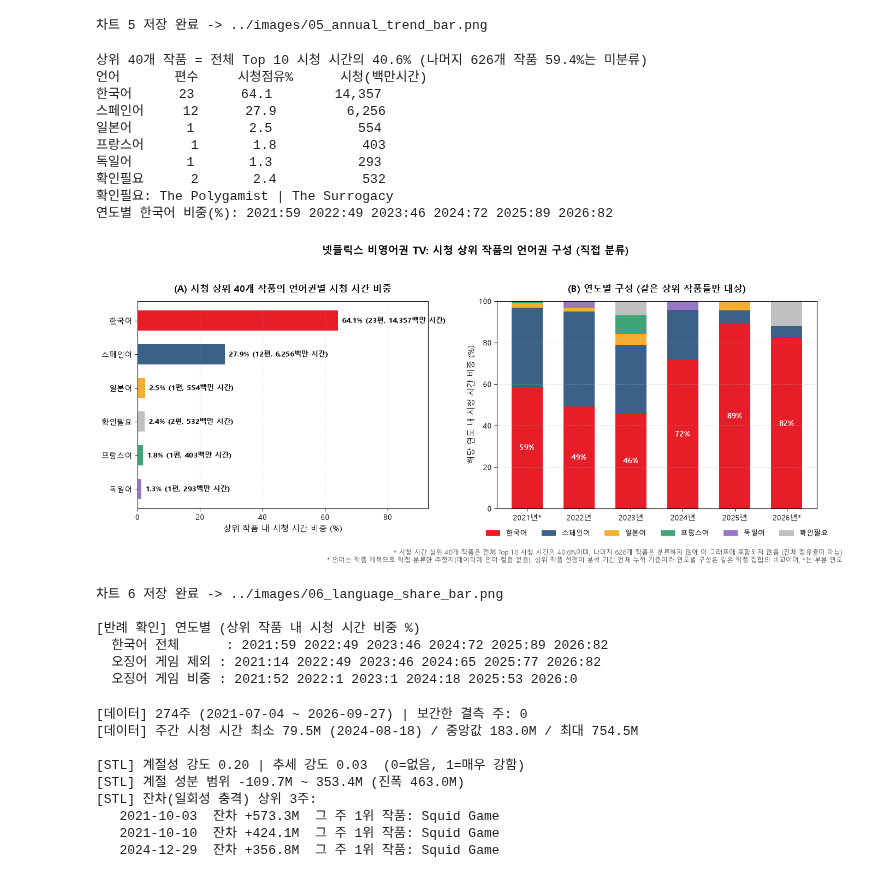
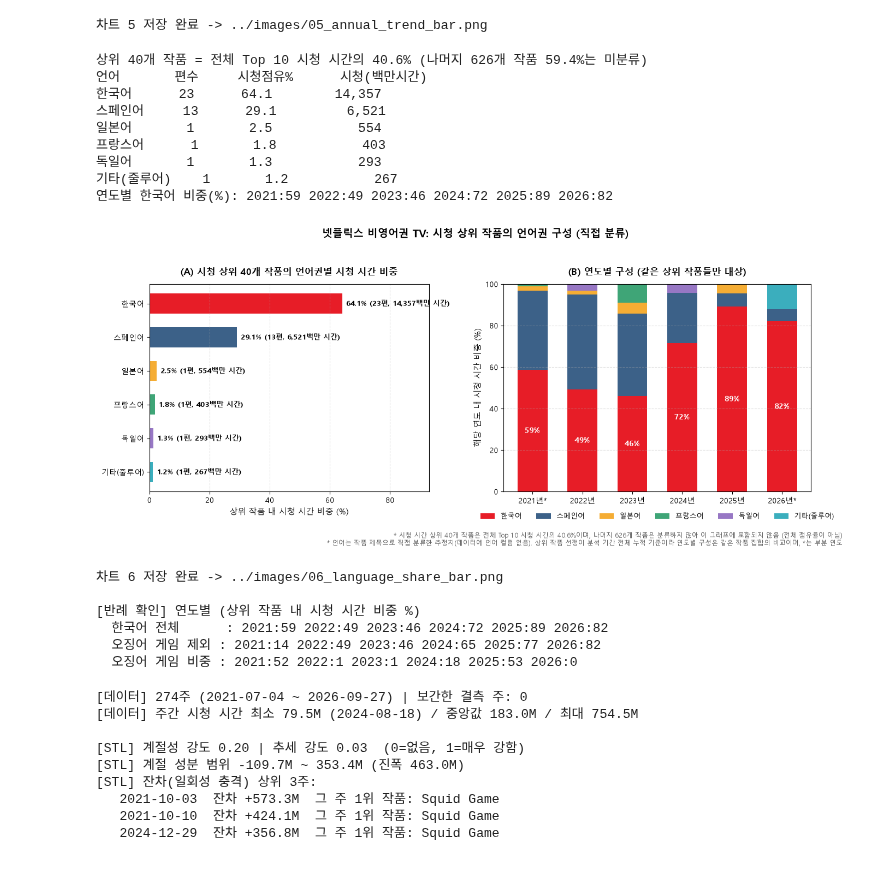
Before and after one commit to love4xox/netflix-content-lifecycle, a Jupyter notebook: notebooks/04_report_visualization.ipynb, the cells around one changed output. Drawn from its saved outputs; the diff is of its cells as text; code cells hidden in the pictures.

```diff
--- a/notebooks/04_report_visualization.ipynb
+++ b/notebooks/04_report_visualization.ipynb
@@ -361,12 +361,12 @@ LANG = {
     "Love Next Door": "한국어", "My Demon": "한국어", "The Accident": "스페인어", "Dynamite Kiss": "한국어",
     "Hometown Cha-Cha-Cha": "한국어", "Yo soy Betty, la fea": "스페인어", "The Empress": "독일어",
     "When the Phone Rings": "한국어", "Business Proposal": "한국어", "Physical: 100": "한국어",
-    "Can This Love Be Translate": "한국어", "The Polygamist": "확인필요", "The Surrogacy": "확인필요",
+    "Can This Love Be Translate": "한국어", "The Polygamist": "기타(줄루어)", "The Surrogacy": "스페인어",
     "Welcome to Eden": "스페인어",
 }
 COLORS = {"한국어": "#E50914", "스페인어": "#2B547E", "일본어": "#F5A623", "프랑스어": "#2E9E6B",
-          "독일어": "#8E6BBF", "확인필요": "#BBBBBB"}   # 소수 언어끼리도 구분되도록 색상 계열을 다르게
-LANG_ORDER = ["한국어", "스페인어", "일본어", "프랑스어", "독일어", "확인필요"]
+          "독일어": "#8E6BBF", "기타(줄루어)": "#2AA7B8", "확인필요": "#BBBBBB"}   # 소수 언어끼리도 구분되도록 색상 계열을 다르게
+LANG_ORDER = ["한국어", "스페인어", "일본어", "프랑스어", "독일어", "기타(줄루어)", "확인필요"]
 
 
 def lookup(title):
@@ -444,37 +444,36 @@ ax2.grid(True, linestyle="--", alpha=0.4, axis="y")
 fig.suptitle("넷플릭스 비영어권 TV: 시청 상위 작품의 언어권 구성 (직접 분류)", fontsize=14, fontweight="bold", y=0.985)
 fig.text(0.98, 0.012,
          f"* 시청 시간 상위 {TOP_N}개 작품은 전체 Top 10 시청 시간의 {coverage:.1f}%이며, 나머지 {len(hours_by_title) - TOP_N}개 작품은 분류하지 않아 이 그래프에 포함되지 않음 (전체 점유율이 아님)\n"
          "* 언어는 작품 제목으로 직접 분류한 추정치(데이터에 언어 컬럼 없음). 상위 작품 선정이 분석 기간 전체 누적 기준이라 연도별 구성은 같은 작품 집합의 비교이며, *는 부분 연도",
          ha="right", va="bottom", fontsize=8.3, color="#666666", style="italic")
 plt.tight_layout(rect=[0, 0.05, 1, 0.95])
 
 os.makedirs(os.path.dirname(OUT_PATH), exist_ok=True)
 plt.savefig(OUT_PATH, dpi=300)
 plt.show()
 print(f"차트 6 저장 완료 -> {OUT_PATH}")
 
 # 4. 반례 확인: 오징어 게임(시즌 1~3이 한 작품으로 합쳐져 있음)을 빼도 한국어 비중이 같은 방향인가?
 ex = top[top["show_title"] != "Squid Game"]
 yr2 = ex.pivot_table(index="year", columns="lang", values="weekly_hours_viewed", aggfunc="sum", fill_value=0)
 pct2 = yr2.div(yr2.sum(axis=1), axis=0) * 100
 sq_hours = top[top["show_title"] == "Squid Game"].groupby("year")["weekly_hours_viewed"].sum().reindex(yr.index).fillna(0)
 sq_share = sq_hours / yr.sum(axis=1) * 100
 print("\n[반례 확인] 연도별 (상위 작품 내 시청 시간 비중 %)")
 print("  한국어 전체      :", " ".join(f"{y}:{yr_pct.loc[y, '한국어']:.0f}" for y in yr_pct.index))
 print("  오징어 게임 제외 :", " ".join(f"{y}:{pct2.loc[y, '한국어']:.0f}" for y in pct2.index))
 print("  오징어 게임 비중 :", " ".join(f"{y}:{sq_share.get(y, 0):.0f}" for y in yr_pct.index))
 # %% [output]
 상위 40개 작품 = 전체 Top 10 시청 시간의 40.6% (나머지 626개 작품 59.4%는 미분류)
 언어       편수     시청점유%      시청(백만시간)
 한국어      23      64.1        14,357
-스페인어     12      27.9         6,256
+스페인어     13      29.1         6,521
 일본어       1       2.5           554
 프랑스어      1       1.8           403
 독일어       1       1.3           293
-확인필요      2       2.4           532
-확인필요: The Polygamist | The Surrogacy
+기타(줄루어)    1       1.2           267
 연도별 한국어 비중(%): 2021:59 2022:49 2023:46 2024:72 2025:89 2026:82
-[figure, old version]
+[figure, new version]
 차트 6 저장 완료 -> ../images/06_language_share_bar.png
 
 [반례 확인] 연도별 (상위 작품 내 시청 시간 비중 %)
```
Also changed, not shown: parts of 6 cells of this notebook, 3 other files.
